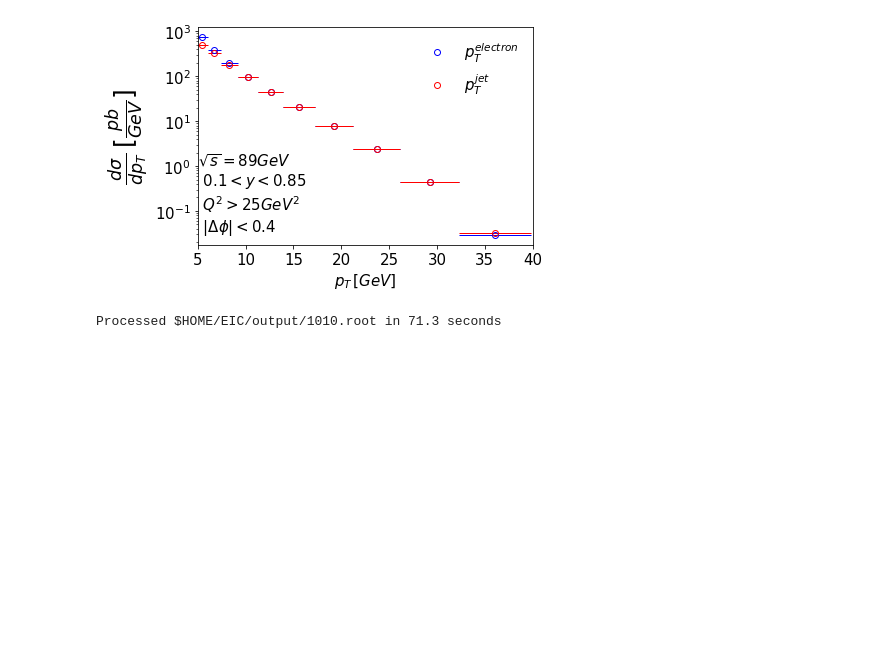
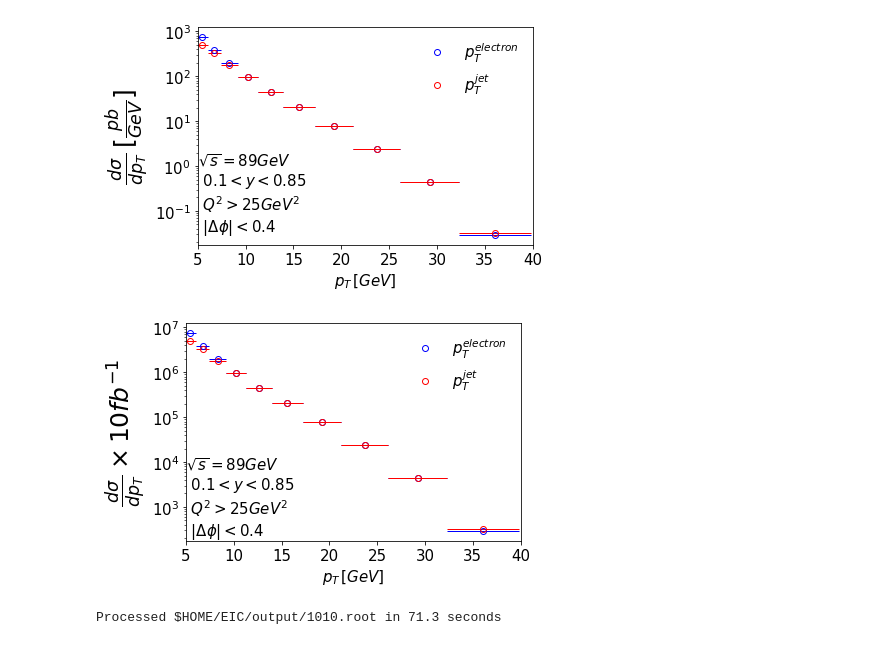
Before and after one commit to y-song/notebooks, a Jupyter notebook: pt_electron_jet_cross_section.ipynb, the cells around one changed output. Cells and saved outputs as stored; diff of their text form; code cells hidden in the pictures; blank space fills up the shorter version.

```diff
--- a/pt_electron_jet_cross_section.ipynb
+++ b/pt_electron_jet_cross_section.ipynb
@@ -89,6 +89,23 @@ plt.text(5,0.03,'$\sqrt{s} = 89 GeV$ \n $0.1 < y < 0.85$ \n $Q^2 > 25 GeV^2$ \n
 plt.savefig('images/pt_electron_jet.pdf', bbox_inches='tight')
 # %% [output]
 [figure]
+# %%
+plt.errorbar(x1, 10*y1*xsec*1e12/(2*ntrials*xerr), xerr = xerr, fmt='none', color='b', elinewidth=1)
+plt.plot(x1, 10*y1*xsec*1e12/(2*ntrials*xerr), 'bo', fillstyle='none', label='$p_T^{electron}$')
+plt.errorbar(x2, 10*y2*xsec*1e12/(2*ntrials*xerr), xerr=xerr, fmt='none', color='r', elinewidth=1)
+plt.plot(x2, 10*y2*xsec*1e12/(2*ntrials*xerr), 'ro', fillstyle='none', label='$p_T^{jet}$')
+plt.xticks(fontsize=15)
+plt.yticks(fontsize=15)
+plt.yscale('log')
+plt.xlabel('$p_T \, [GeV]$', fontsize=15)
+plt.ylabel(r'$\frac{d\sigma}{dp_T} \times 10fb^{-1}$', fontsize=25)
+plt.xlim(left=5, right=40)
+plt.legend(prop={'size': 15}, frameon=False, loc='best')
+plt.text(5,2e2,'$\sqrt{s} = 89 GeV$ \n $0.1 < y < 0.85$ \n $Q^2 > 25 GeV^2$ \n $|\Delta\phi|<0.4$',\
+        fontsize=15)
+plt.savefig('images/pt_electron_jet_10fb-1.pdf', bbox_inches='tight')
+# %% [output]
+[figure, added]
 # %%
 dataFiles = ["$HOME/EIC/output/1010.root"]
 b = getData(dataFiles)
```
Also changed, not shown: parts of 1 cell of this notebook.
